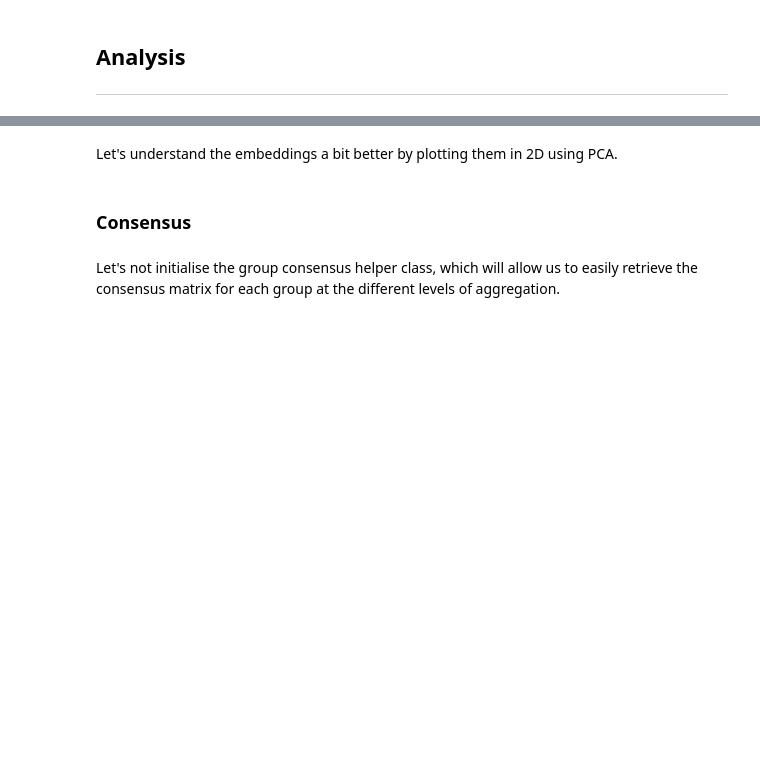
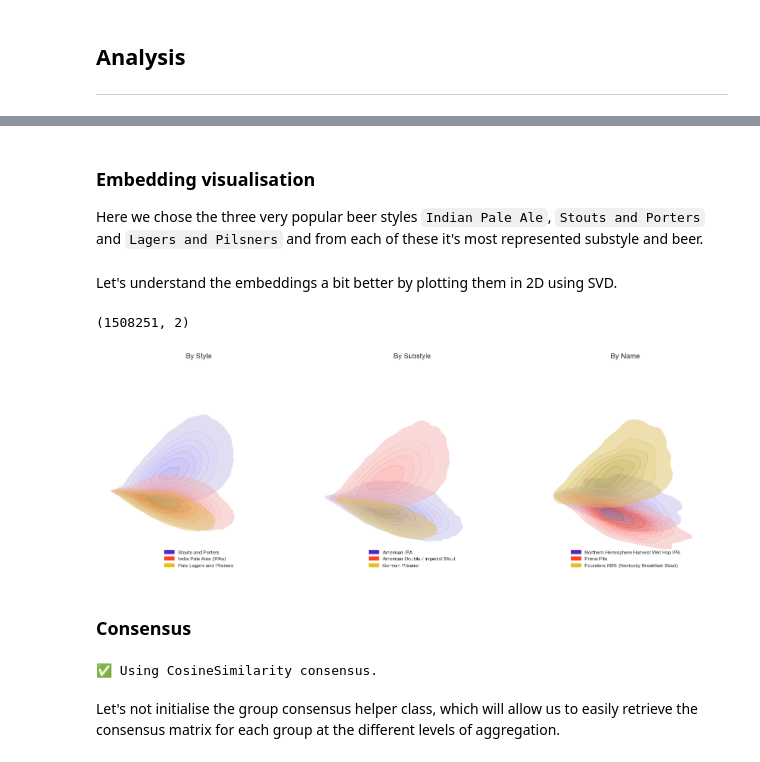
Before and after one commit to epfl-ada/ada-2023-project-blackada, a Jupyter notebook: main.ipynb, the cells around one changed output, grey strips where cells are left out. Cells and saved outputs as stored; diff of their text form; code cells hidden in the pictures; blank space fills up the shorter version.

```diff
--- a/main.ipynb
+++ b/main.ipynb
@@ -592,7 +703,7 @@ and then a small sample of the actual reviews.
 # Initalise embedders
 embedding_models: list[embedders.EmbedderBase] = [
     embedders.CountEmbedder(),
-    embedders.TfidfEmbedder(),
+    embedders.TfidfEmbedder(sparse_output=False),
     embedders.BertEmbedder(),
     embedders.SentenceTransformerEmbedder(),
 ]
@@ -743,2 +874,17 @@ print(f"✅ Computed {len(embeddings)} embeddings of shape {embeddings.shape}.")
+# %% [markdown]
+### Embedding visualisation
+Here we chose the three very popular beer styles `Indian Pale Ale`, `Stouts and Porters` and `Lagers and Pilsners` and from each of these it's most represented substyle and beer.
+# %%
+# Compute the TF-IDF embeddings of the descriptors
+
+styles = ["India Pale Ales (IPAs)", "Stouts and Porters", "Pale Lagers and Pilsners"]
+substyle = ["American IPA", "American Double / Imperial Stout", "German Pilsener"]
+beers = [
+    "Northern Hemisphere Harvest Wet Hop IPA",
+    "Founders KBS (Kentucky Breakfast Stout)",
+    "Prima Pils",
+]
+groups = [styles, substyle, beers]
+aggregators = [("beer", "style"), ("beer", "substyle"), ("beer", "name")]
 # %% [markdown]
-Let's understand the embeddings a bit better by plotting them in 2D using PCA.
+Let's understand the embeddings a bit better by plotting them in 2D using SVD.
@@ -749,16 +891,29 @@ tsne_embeddings = tsne.fit_transform(embeddings)
+# %%
+# Embed into 2 dimensions
+# We are using truncated SVD instead of PCA because the embeddings are sparse
+svd = TruncatedSVD(n_components=2, n_iter=7, random_state=42)
+reduced_embeddings = svd.fit_transform(embeddings_all)
+reduced_embeddings.shape
+# %% [output]
+(1508251, 2)
 # %%
-# Plot TSNE embeddings for all aggregators
-aggregators = [("beer", "style"), ("beer", "substyle"), ("beer", "name")]
+fig, axs = plt.subplots(ncols=len(aggregators), figsize=(5 * len(aggregators), 5))
+fig.tight_layout(pad=0)
+for i, (ax, agg, group) in enumerate(zip(axs, aggregators, groups)):
+    subset = reviews_all[reviews_all[agg].isin(group)].index
 
-fig, axs = plt.subplots(ncols=len(aggregators), figsize=(5*len(aggregators), 5))
-fig.tight_layout()
-for ax, agg in zip(axs, aggregators):
+    cmap = sns.cubehelix_palette(start=0, light=1, as_cmap=True)
     visualise.embeddings(
         title=f"By {agg[1].capitalize()}",
-        embeddings=tsne_embeddings,
-        hue=reviews[agg],
-        plot_type="scatter",
-        plot_legend=False,
-        alpha=0.3,
+        embeddings=reduced_embeddings,
+        hue=reviews_all[agg],
+        subset=subset,
+        plot_type="kde",
+        fill=True,
+        alpha=0.5,
+        palette="CMRmap",
+        plot_legend=True,
         ax=ax,
     )
+# %% [output]
+[figure, added]
@@ -813,19 +920,20 @@ for ax, agg in zip(axs, aggregators):
 # %% [markdown]
 ### Consensus
 # %%
-# Compute the consensus matrix of all reviews
-METRIC = "kl"
+# Initialise the consensus models
+consensus: ConsensusBase
 if METRIC == "cosine":
-    consensus_matrix = cosine_consensus.transform(embeddings)
+    consensus = CosineSimilarity()
 elif METRIC == "kl":
-    consensus_matrix = kl_consensus.transform(embeddings)
+    consensus = KullbackLeiblerDivergence()
 elif METRIC == "js":
-    consensus_matrix = js_consensus.transform(embeddings)
+    consensus = JensenShannonDivergence()
 elif METRIC == "correlation":
-    consensus_matrix = correlation_consensus.transform(embeddings)
+    consensus = Correlation()
 else:
     raise ValueError(f"Unknown metric {METRIC}")
-
-print(f"✅ Computed consensus matrix of shape {consensus_matrix.shape}.")
+print(f"✅ Using {type(consensus).__name__} consensus.")
+# %% [output]
+✅ Using CosineSimilarity consensus.
 # %% [markdown]
 Let's not initialise the group consensus helper class, which will allow us to easily retrieve the consensus matrix for each group at the different levels of aggregation.
```
Also changed, not shown: parts of 60 cells of this notebook, 4 other files.
